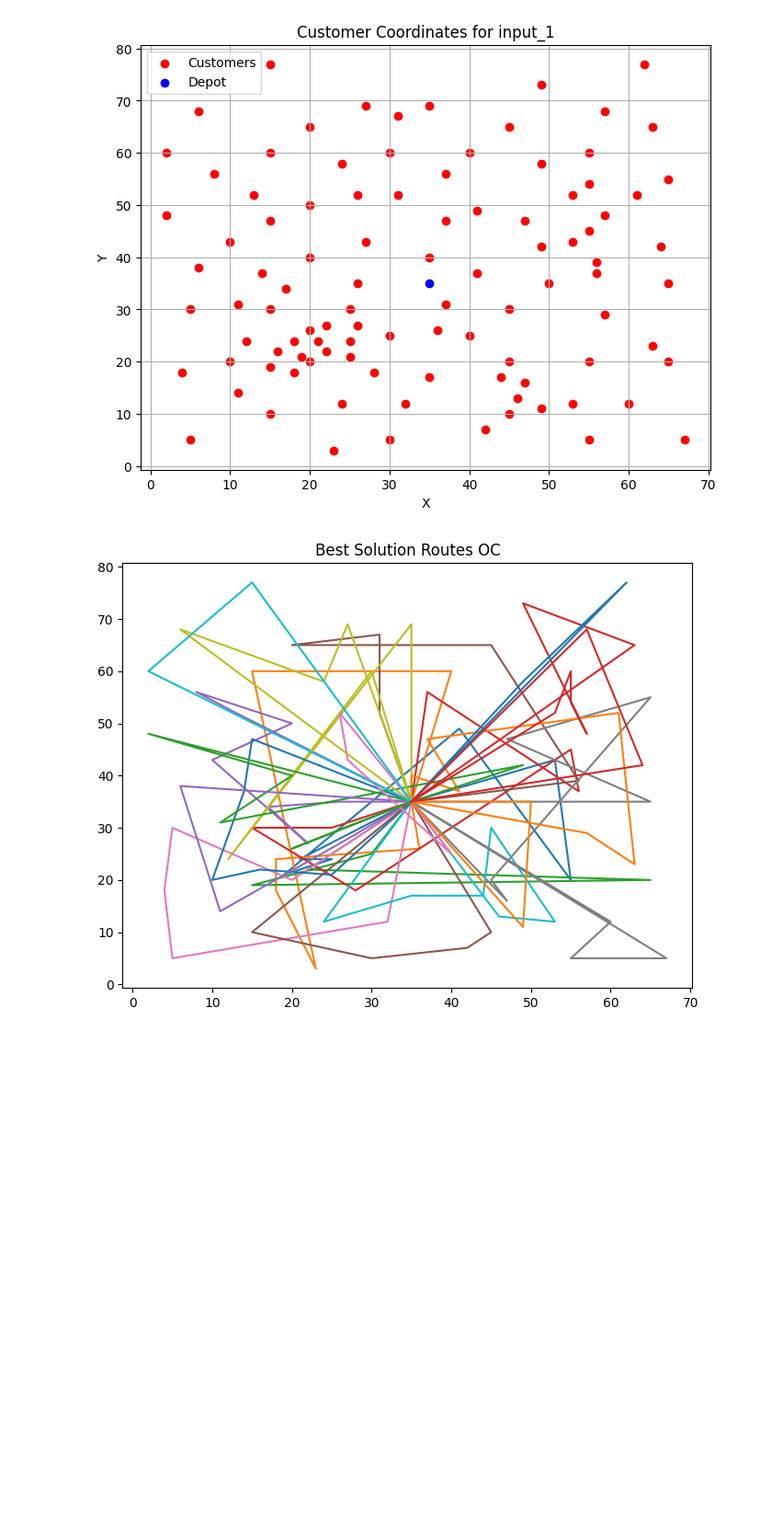
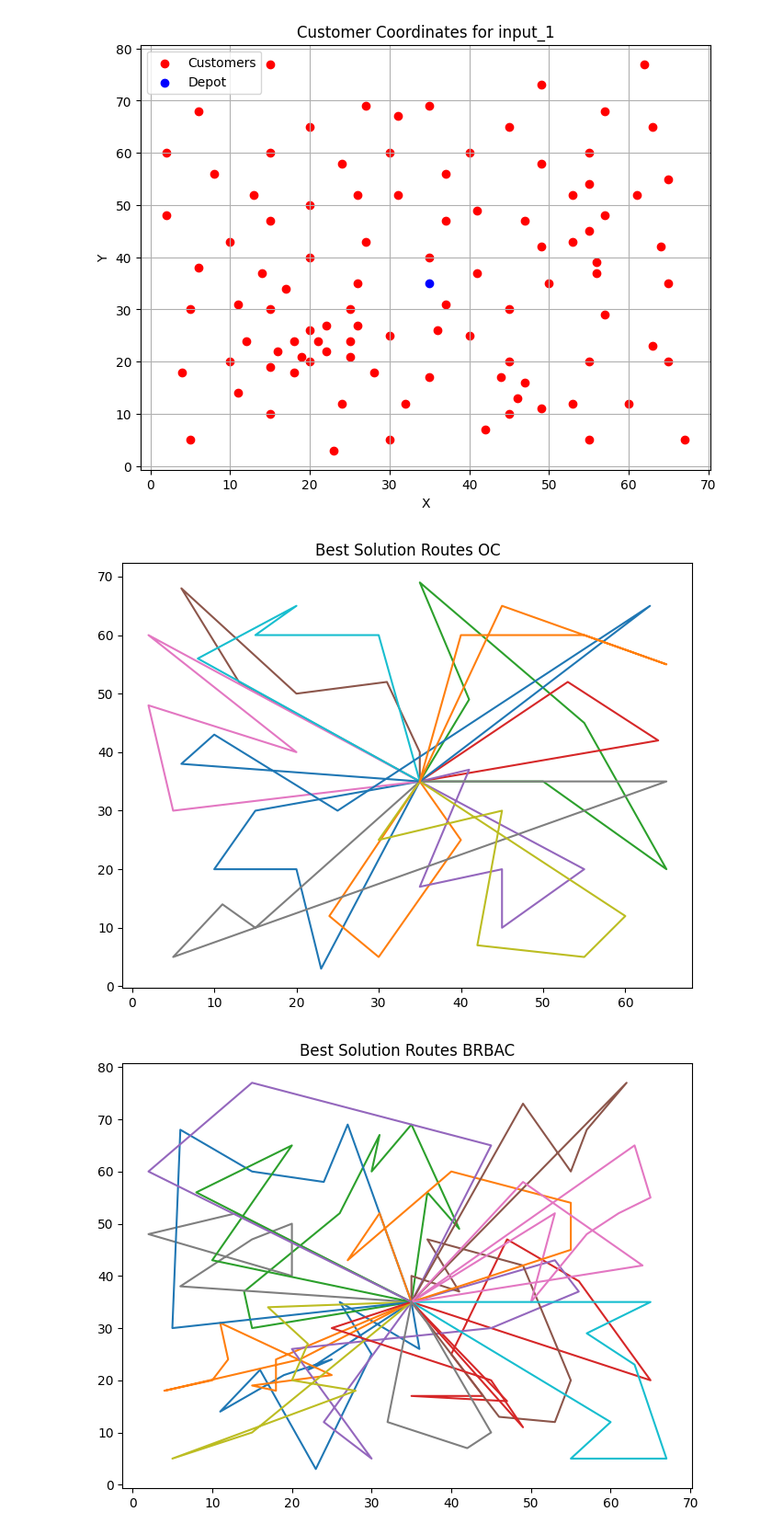
Before and after one commit to StefanJevtic63/Vehicle-Routing-Problem, a Jupyter notebook: vrptw.ipynb, the cells around one changed output. Shown at 92% size. Drawn from its saved outputs; the diff is of its cells as text; code cells hidden in the pictures; blank space fills up the shorter version.

```diff
--- a/vrptw.ipynb
+++ b/vrptw.ipynb
@@ -851,17 +887,27 @@ def genetic_algorithm(params):
     best_solutions = []
     for i in range(num_generations):
         population.sort(key = lambda x: x.fitness)
+        # if len(best_solutions) != 0 and best_solutions[-1].solution != population[0].solution:
+        #     print("RAZLIKUJU SE")
+        #     # print("fitness prethodno dodatog ",best_solutions[-1].calc_fitness())
+        #     # print("fitness trnutnog ", population[0].calc_fitness())
+        # else:
+        #     print("NE RAZLIKUJU SE ILI JE LISTA PRAZNA")
         best_solutions.append(population[0])
         new_population[:elitism_size] = population[:elitism_size]
 
         for j in range(elitism_size, population_size, 2):
-            parent1 = selection(selection_params, population)
+            parent1 = selection(selection_params, population[:elitism_size])
             parent2 = selection(selection_params, population)
 
             while(parent1 == parent2):
                 parent2 = selection(selection_params, population)
 
+            child1_sol = deepcopy(new_population[j].solution)
+            child2_sol = deepcopy(new_population[j+1].solution)
             crossover(params, parent1, parent2, new_population[j], new_population[j+1])
+            if child1_sol != new_population[j].solution or child2_sol != new_population[j+1].solution:
+                print("RAZLIKUJE SE BAR JEDNO DETE")
 
             new_population[j].solution = deepcopy(mutation(params, new_population[j], mutation_prob))
             new_population[j+1].solution = deepcopy(mutation(params, new_population[j+1], mutation_prob))
@@ -875,7 +921,11 @@ def genetic_algorithm(params):
 
             new_population = check_and_update_num_of_vehicles(j, j+1, new_population)
 
-        population[:] = new_population[:]
+            new_population[j].is_feasible_verbose()
+            new_population[j+1].is_feasible_verbose()
+
+        #population[:] = new_population[:]
+        population = deepcopy(new_population)
 
     print("Number of vehicles after for loop: ", population[0].num_of_vehicles)
     return min(population, key = lambda x: x.fitness), best_solutions
@@ -883,7 +933,7 @@ def genetic_algorithm(params):
 POPULATION_SIZE = 500
 ELITISIM_SIZE = 70
 MUTATION_PROB = 0.25
-TOURNAMENT_SIZE = 300
+TOURNAMENT_SIZE = 100
 NUM_GENERATIONS = 50
 CAPACITY = 200
 SELECTION = rang_selection
@@ -896,7 +946,7 @@ if POPULATION_SIZE % 2 != ELITISIM_SIZE % 2:
     ELITISIM_SIZE -= 1
 
 params = {
-    "data" : input1,
+    "data" : input1[:50],
     "population_size" : POPULATION_SIZE,
     "elitism_size" : ELITISIM_SIZE,
     "mutation_prob" : MUTATION_PROB,
@@ -922,3 +974,3 @@ ga_order_crossover, best_solutions_order_crossover = genetic_algorithm(params)
 # %%
-params["crossover"] = partially_mapped_crossover2
+params["crossover"] = partially_mapped_crossover
 ga_pmc, best_solutions_pmc = genetic_algorithm(params)
@@ -990,9 +1046,10 @@ def plot_best_solution(x, title):
 # %%
 plot_best_solution(ga_order_crossover, "Best Solution Routes OC")
 # plot_best_solution(ga_pmc, "Best Solution Routes PMX")
-# plot_best_solution(ga_brbac, "Best Solution Routes BRBAC")
+plot_best_solution(ga_brbac, "Best Solution Routes BRBAC")
 # %% [output]
-[figure, old version]
+[figure, new version]
+[figure, added]
 # %%
 def best_solution_evolution(solutions, title, info):
     plt.figure(figsize=(8, 6))
```
Also changed, not shown: parts of 8 cells of this notebook.
